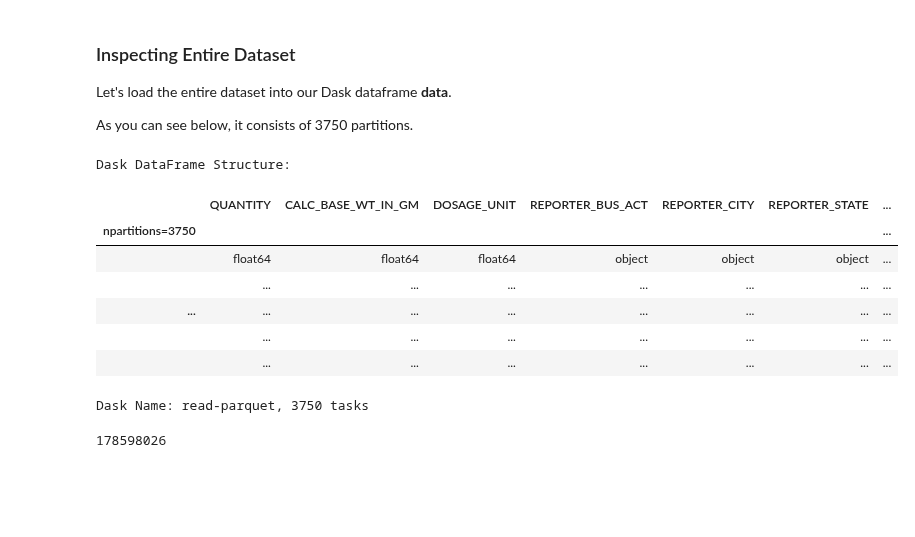
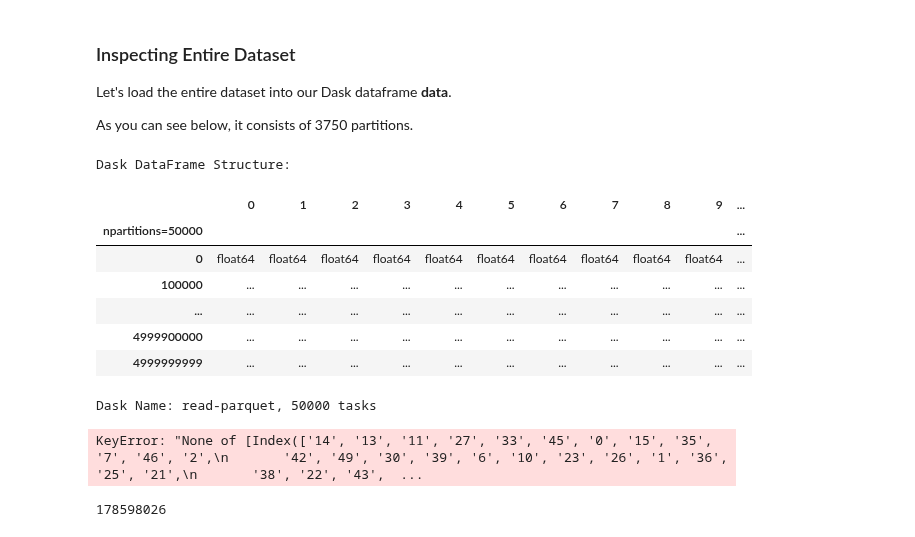
Before and after one commit to coiled/coiled-resources, a Jupyter notebook: xgboost-with-coiled/coiled-xgboost-synth.ipynb, the cells around one changed output. Cells and saved outputs as stored; diff of their text form; code cells hidden in the pictures; blank space fills up the shorter version.

```diff
--- a/xgboost-with-coiled/coiled-xgboost-synth.ipynb
+++ b/xgboost-with-coiled/coiled-xgboost-synth.ipynb
@@ -340,23 +341,27 @@ As you can see below, it consists of 3750 partitions.
 # %%
 # download data from S3
 data = dd.read_parquet(
-    "s3://coiled-datasets/dea-opioid/arcos_washpost_comp.parquet",
-    compression="lz4",
+    "s3://coiled-datasets/test-synth-regression/test-1TB-regression-df.parquet",
+    compression="snappy",
+    engine="pyarrow",
     storage_options={"anon": True},
-    columns=columns+categorical,
 )
 
 data
 # %% [output]
 Dask DataFrame Structure:
-|  | QUANTITY | CALC_BASE_WT_IN_GM | DOSAGE_UNIT | REPORTER_BUS_ACT | REPORTER_CITY | REPORTER_STATE | ... |
-| npartitions=3750 |  |  |  |  |  |  | ... |
-|  | float64 | float64 | float64 | object | object | object | ... |
-|  | ... | ... | ... | ... | ... | ... | ... |
-| ... | ... | ... | ... | ... | ... | ... | ... |
-|  | ... | ... | ... | ... | ... | ... | ... |
-|  | ... | ... | ... | ... | ... | ... | ... |
+|  | 0 | 1 | 2 | 3 | 4 | 5 | 6 | 7 | 8 | 9 | ... |
+| npartitions=50000 |  |  |  |  |  |  |  |  |  |  | ... |
+| 0 | float64 | float64 | float64 | float64 | float64 | float64 | float64 | float64 | float64 | float64 | ... |
+| 100000 | ... | ... | ... | ... | ... | ... | ... | ... | ... | ... | ... |
+| ... | ... | ... | ... | ... | ... | ... | ... | ... | ... | ... | ... |
+| 4999900000 | ... | ... | ... | ... | ... | ... | ... | ... | ... | ... | ... |
+| 4999999999 | ... | ... | ... | ... | ... | ... | ... | ... | ... | ... | ... |
-Dask Name: read-parquet, 3750 tasks
+Dask Name: read-parquet, 50000 tasks
+# %%
+data.head()
+# %% [output]
+KeyError: "None of [Index(['14', '13', '11', '27', '33', '45', '0', '15', '35', '7', '46', '2',\n       '42', '49', '30', '39', '6', '10', '23', '26', '1', '36', '25', '21',\n       '38', '22', '43',  ...
 # %%
 data.shape[0].compute()
 # %% [output]
```
Also changed, not shown: parts of 16 cells of this notebook.
